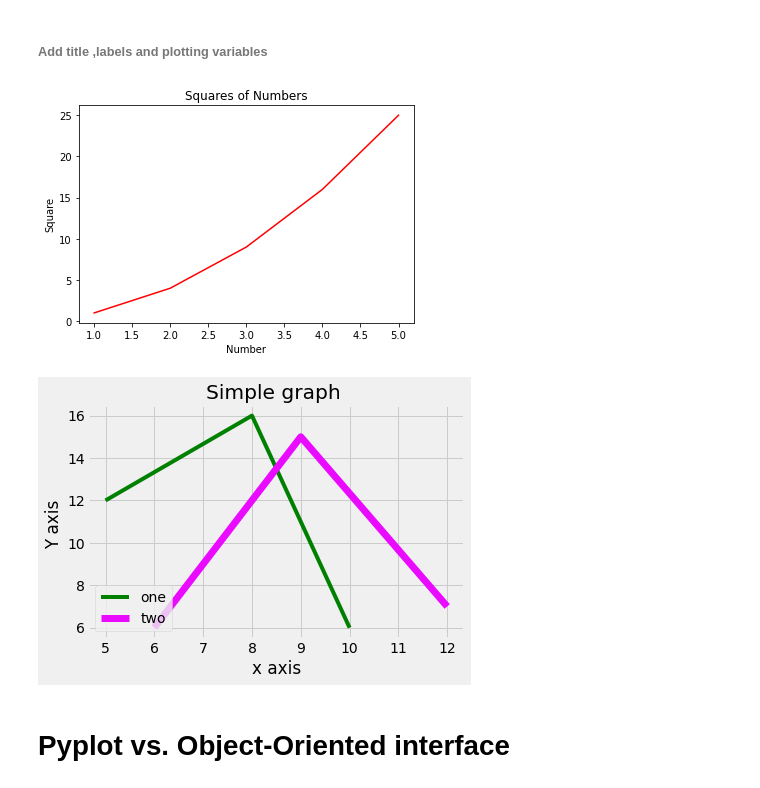
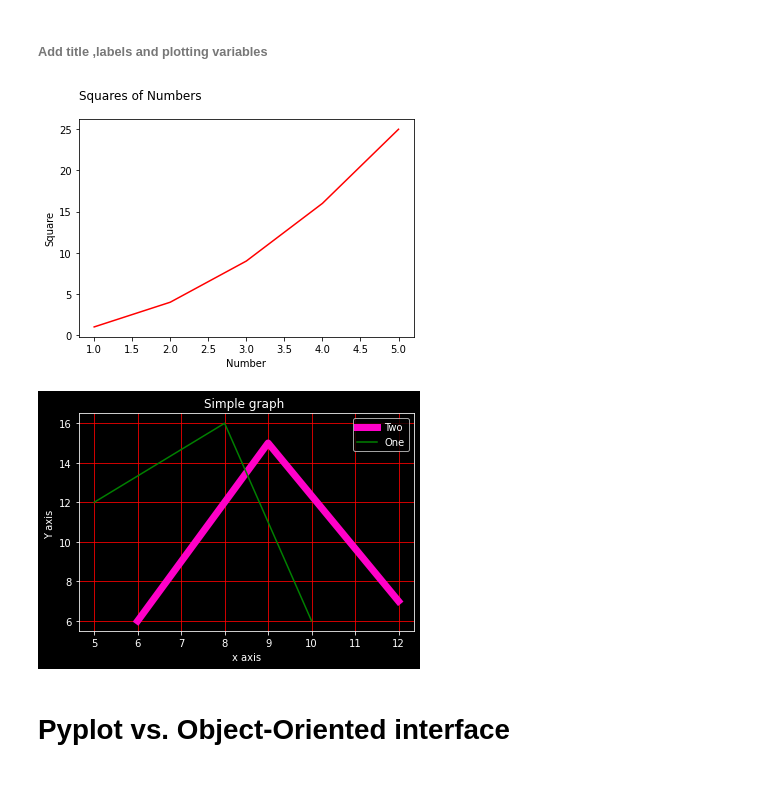
Before and after one commit to OSMAN1144/NOTES, a Jupyter notebook: 09 Matplotlib/Matplotlib.ipynb, the cells around one changed output. Drawn from its saved outputs; the diff is of its cells as text; code cells hidden in the pictures.

```diff
--- a/09 Matplotlib/Matplotlib.ipynb
+++ b/09 Matplotlib/Matplotlib.ipynb
@@ -28,22 +27,21 @@ plt.show()
 # %%
 x = list(range(1,6))
 y = [n**2 for n in x]
 
 
-plt.plot(x, y, color = 'red')
+plt.plot(x, y, c='red', linewidth=1.5)
 # X and Y Labels.
 plt.xlabel('Number')
 plt.ylabel('Square')
 # Title
-plt.title('Squares of Numbers')
+plt.title('Squares of Numbers', loc='left', pad=20)
 plt.show()
 # %% [output]
-[figure, old version]
+[figure, new version]
 # %%
-plt.style.use('fivethirtyeight')
+plt.style.use('dark_background')
 # https://tonysyu.github.io/raw_content/matplotlib-style-gallery/gallery.html
 # to check the available styles: plt.style.available
-
 # X,y data
 x=[5,8,10]
 y=[12,16,6]
@@ -54,10 +52,10 @@ y2=[6,15,7]
 
 #plot canvas
 # linewidth parameter controls the thickness of the that is plotted.
-plt.plot(x,y,'g',label='one')
-plt.plot(x2,y2, color='#e90aff',label='two',linewidth=7)
+plt.plot(x2,y2, c='#FF00C8',linewidth=7, label='Two')
+plt.plot(x,y,'g', label='One')
 
-plt.legend(loc='lower left')
+plt.legend()
 #title
 plt.title('Simple graph ')
 plt.ylabel('Y axis ')
@@ -65,11 +63,11 @@ plt.xlabel('x axis')
 
 #https://matplotlib.org/stable/gallery/color/named_colors.html
 #https://matplotlib.org/stable/api/_as_gen/matplotlib.pyplot.legend.html
-#plt.grid(True,color='red')
+plt.grid(True,color='red')
 #show graph
 plt.show()
 # %% [output]
-[figure, old version]
+[figure, new version]
 # %% [markdown]
 # Pyplot vs. Object-Oriented interface
 # %% [markdown]
```
Also changed, not shown: parts of 13 cells of this notebook, 10 other files.
